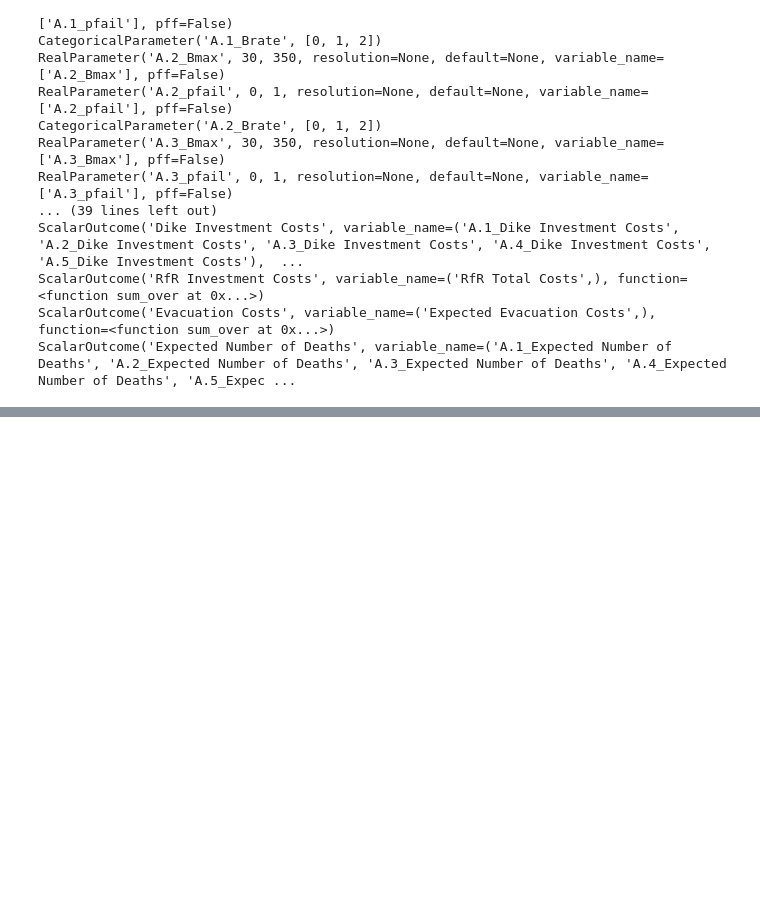
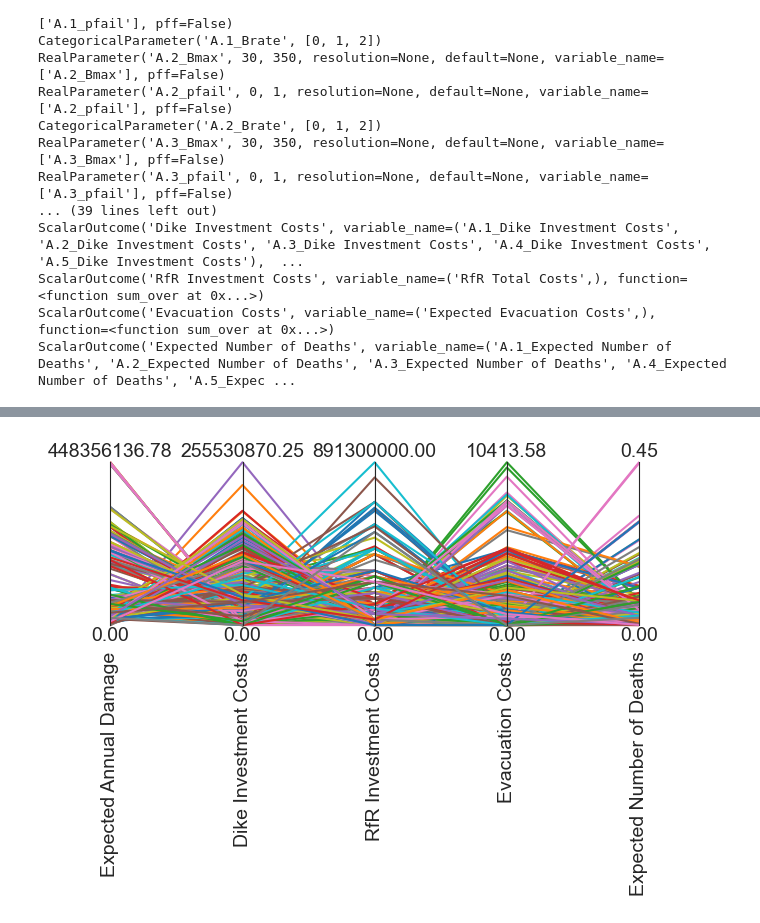
Before and after one commit to jeroenvantil/epa141A_open, a Jupyter notebook: final assignment/MORDM.ipynb, the cells around one changed output, grey strips where cells are left out. Saved outputs shown, nothing was run; the diff lists cells and outputs as text; code cells hidden in the pictures; blank space fills up the shorter version.

```diff
--- a/final assignment/MORDM.ipynb
+++ b/final assignment/MORDM.ipynb
@@ -97,0 +204,12 @@ AttributeError: module 'MORDM' has no attribute 'MORDM_function'
+# %%
+outcomes = results.loc[:, ['Expected Annual Damage', 'Dike Investment Costs', 'RfR Investment Costs', 'Evacuation Costs', 'Expected Number of Deaths']]
+
+limits = parcoords.get_limits(outcomes)
+axes = parcoords.ParallelAxes(limits)
+axes.plot(outcomes)
+
+# we invert this axis so direction of desirability is the same
+# axes.invert_axis('Expected Number of Deaths')
+# plt.show()
+# %% [output]
+[figure, added]
```
Also changed, not shown: parts of 9 cells of this notebook, 3 other files.
